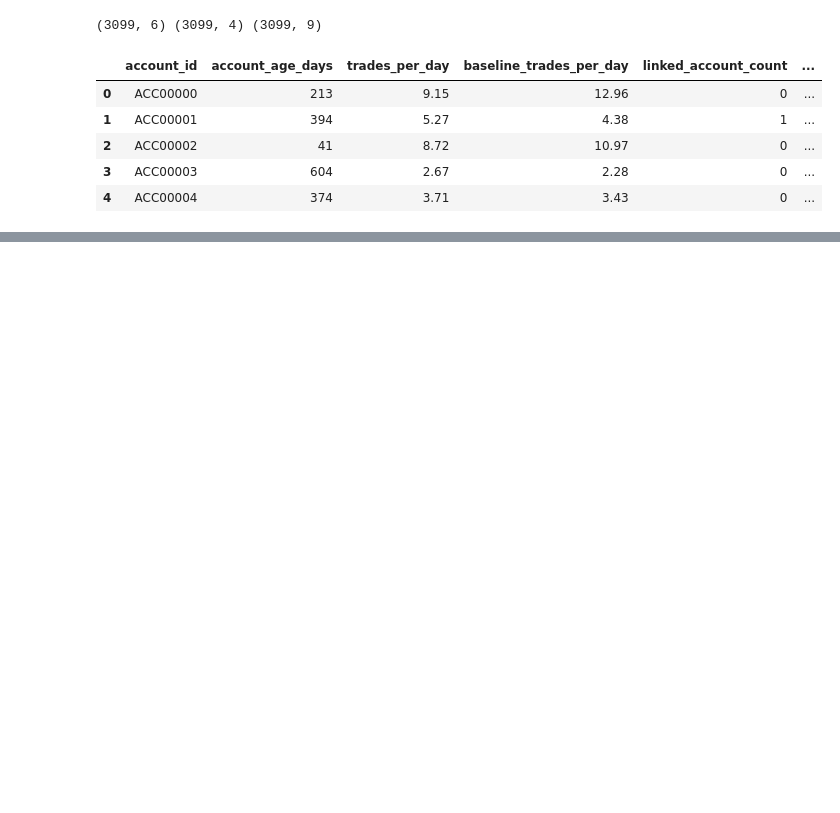
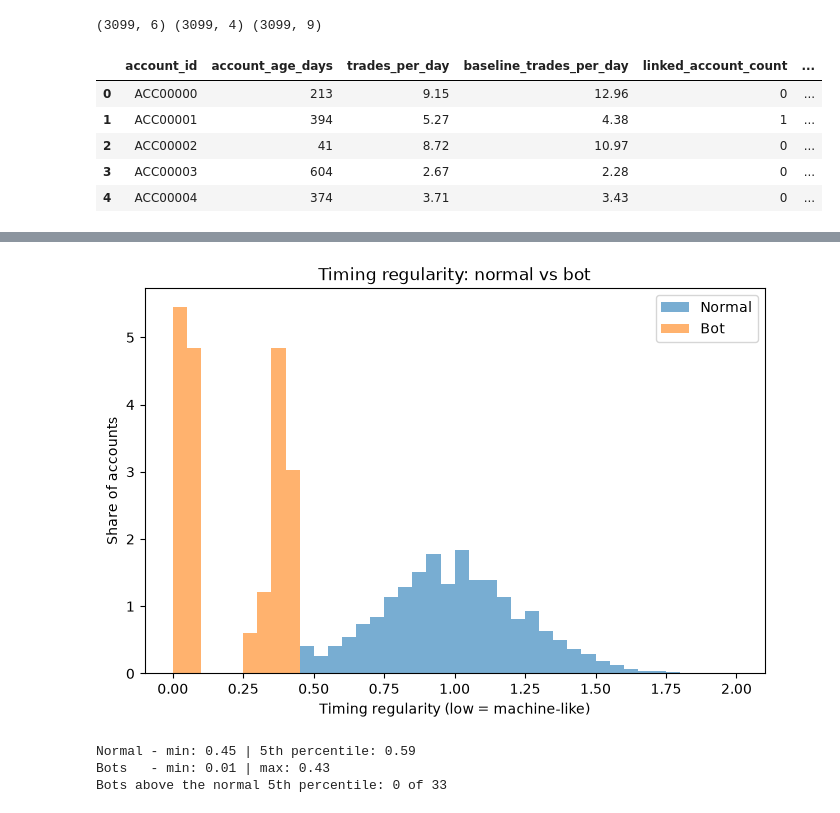
Before and after one commit to Friday369/Fraud-Detection, a Jupyter notebook: notebooks/03_eda.ipynb, the cells around one changed output, grey strips where cells are left out. Cells and saved outputs as stored; diff of their text form; code cells hidden in the pictures; blank space fills up the shorter version.

```diff
--- a/notebooks/03_eda.ipynb
+++ b/notebooks/03_eda.ipynb
@@ -25,0 +146,35 @@ df.head()
+# %%
+# Cell 5: timing regularity, normal vs bot
+
+# Pick out the two groups (uses the "group" column from Cell 4)
+normal = df[df["group"] == "normal"]
+bots = df[df["group"] == "bot"]
+
+# Same bins for both groups so the bars line up
+bins = np.linspace(0, 2, 41)
+
+plt.figure(figsize=(8, 5))
+plt.hist(normal["timing_regularity"], bins=bins, alpha=0.6, density=True, label="Normal")
+plt.hist(bots["timing_regularity"], bins=bins, alpha=0.6, density=True, label="Bot")
+plt.xlabel("Timing regularity (low = machine-like)")
+plt.ylabel("Share of accounts")
+plt.title("Timing regularity: normal vs bot")
+plt.legend()
+
+plt.savefig("../docs/figures/timing_regularity.png", dpi=150, bbox_inches="tight")
+plt.show()
+
+# Compare the numbers
+print("Normal - min:", normal["timing_regularity"].min().round(2),
+      "| 5th percentile:", normal["timing_regularity"].quantile(0.05).round(2))
+print("Bots   - min:", bots["timing_regularity"].min().round(2),
+      "| max:", bots["timing_regularity"].max().round(2))
+
+# How many bots sit inside the normal range?
+normal_low = normal["timing_regularity"].quantile(0.05)
+print("Bots above the normal 5th percentile:", (bots["timing_regularity"] > normal_low).sum(), "of", len(bots))
+# %% [output]
+[figure, added]
+Normal - min: 0.45 | 5th percentile: 0.59
+Bots   - min: 0.01 | max: 0.43
+Bots above the normal 5th percentile: 0 of 33
```
Also changed, not shown: parts of 8 cells of this notebook.
